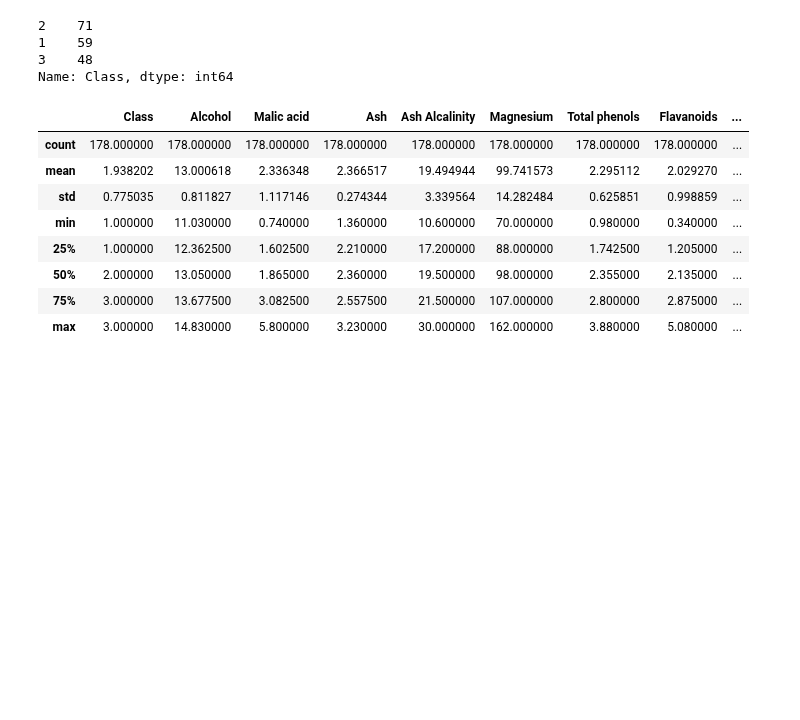
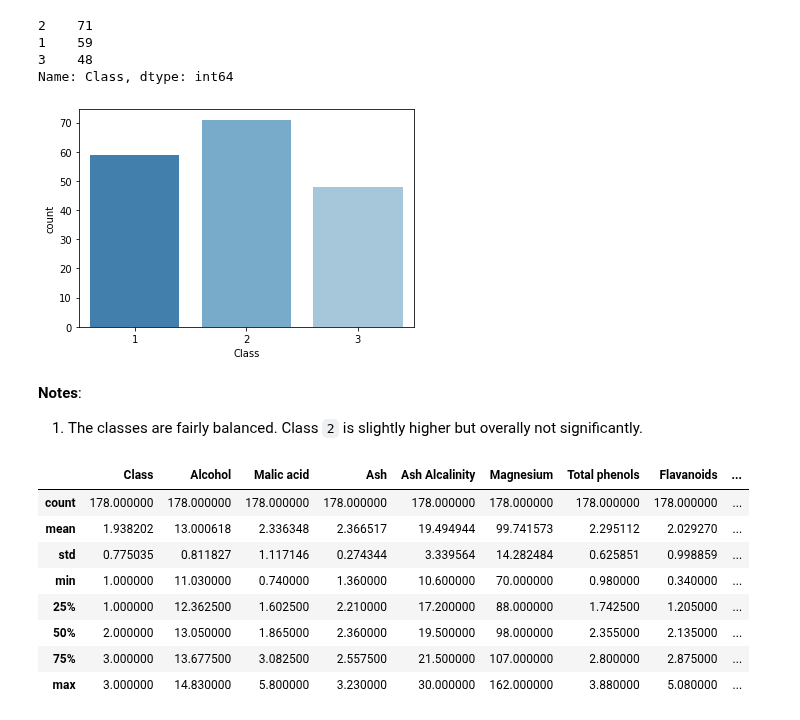
Before and after one commit to broepke/DATA110, a Jupyter notebook: Week 12/DATA110-Week12-broepke-Part-1.ipynb, the cells around one changed output. Saved outputs shown, nothing was run; the diff lists cells and outputs as text; code cells hidden in the pictures; blank space fills up the shorter version.

```diff
--- a/Week 12/DATA110-Week12-broepke-Part-1.ipynb
+++ b/Week 12/DATA110-Week12-broepke-Part-1.ipynb
@@ -104,6 +103,14 @@ df['Class'].value_counts()
 1    59
 3    48
 Name: Class, dtype: int64
+# %%
+sns.countplot(data=df, x="Class", palette='tab20c');
+# %% [output]
+[figure, added]
+# %% [markdown]
+**Notes**:
+
+1. The classes are fairly balanced.  Class `2` is slightly higher but overally not significantly.
 # %%
 df.describe()
 # %% [output]
```
Also changed, not shown: parts of 19 cells of this notebook, 10 other files.
